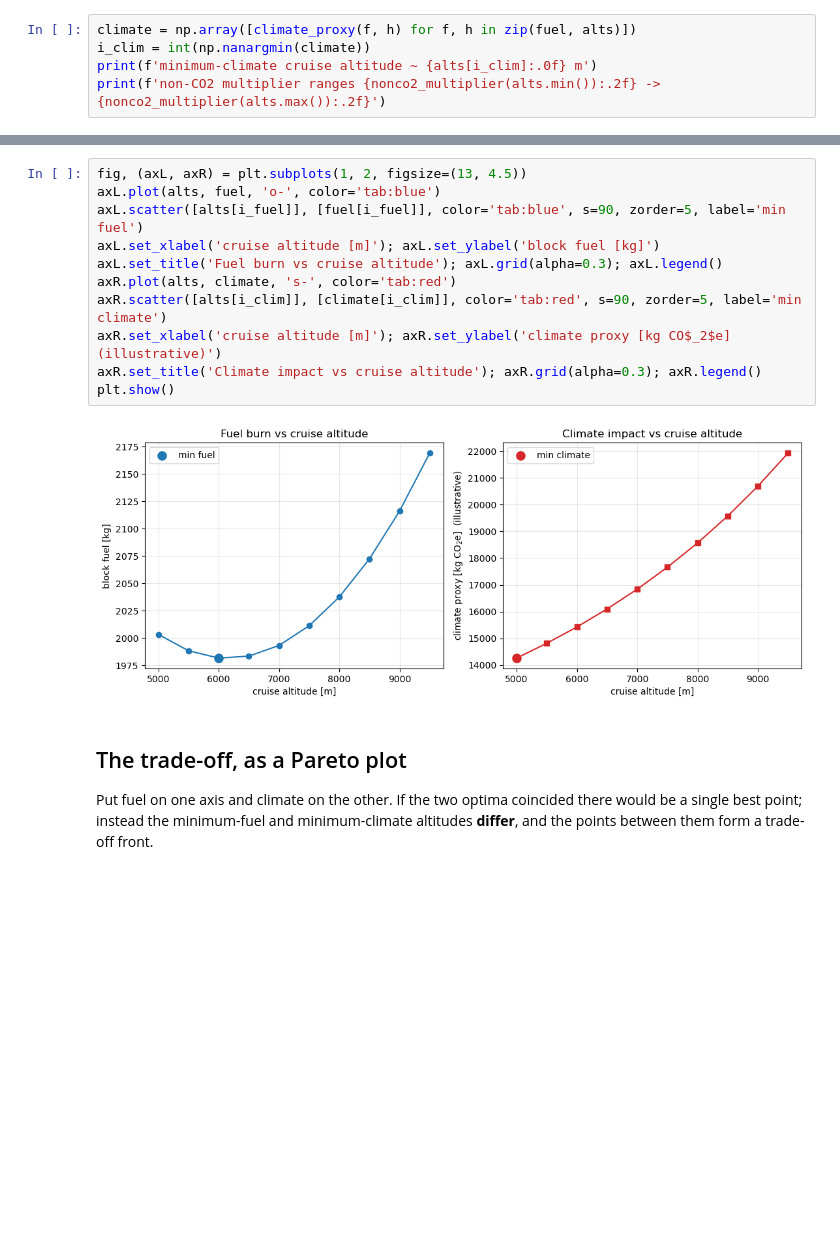
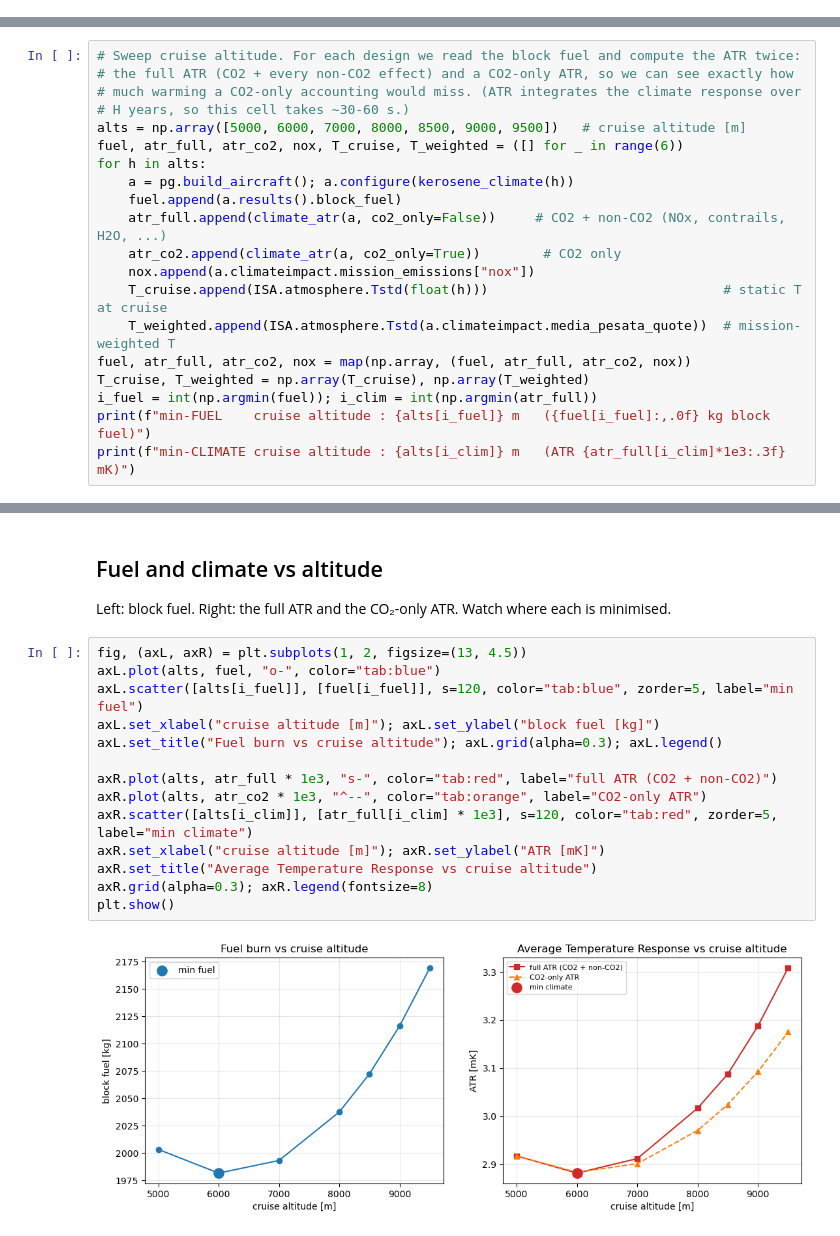
Before and after one commit to rmalpica/PhlyGreen, a Jupyter notebook: trunk/tutorials/06_climate_vs_fuel_tradeoff.ipynb, the cells around one changed output, grey strips where cells are left out. Drawn from its saved outputs; the diff is of its cells as text; blank space fills up the shorter version.

```diff
--- a/trunk/tutorials/06_climate_vs_fuel_tradeoff.ipynb
+++ b/trunk/tutorials/06_climate_vs_fuel_tradeoff.ipynb
@@ -48,5 +0,0 @@ The proxy combines CO₂ from the fuel with an **altitude-dependent non-CO₂ mu
-# %%
-climate = np.array([climate_proxy(f, h) for f, h in zip(fuel, alts)])
-i_clim = int(np.nanargmin(climate))
-print(f'minimum-climate cruise altitude ~ {alts[i_clim]:.0f} m')
-print(f'non-CO2 multiplier ranges {nonco2_multiplier(alts.min()):.2f} -> {nonco2_multiplier(alts.max()):.2f}')
@@ -55,0 +52,20 @@ non-CO2 multiplier ranges 1.25 -> 2.20
+# %%
+# Sweep cruise altitude. For each design we read the block fuel and compute the ATR twice:
+# the full ATR (CO2 + every non-CO2 effect) and a CO2-only ATR, so we can see exactly how
+# much warming a CO2-only accounting would miss. (ATR integrates the climate response over
+# H years, so this cell takes ~30-60 s.)
+alts = np.array([5000, 6000, 7000, 8000, 8500, 9000, 9500])   # cruise altitude [m]
+fuel, atr_full, atr_co2, nox, T_cruise, T_weighted = ([] for _ in range(6))
+for h in alts:
+    a = pg.build_aircraft(); a.configure(kerosene_climate(h))
+    fuel.append(a.results().block_fuel)
+    atr_full.append(climate_atr(a, co2_only=False))     # CO2 + non-CO2 (NOx, contrails, H2O, ...)
+    atr_co2.append(climate_atr(a, co2_only=True))        # CO2 only
+    nox.append(a.climateimpact.mission_emissions["nox"])
+    T_cruise.append(ISA.atmosphere.Tstd(float(h)))                              # static T at cruise
+    T_weighted.append(ISA.atmosphere.Tstd(a.climateimpact.media_pesata_quote))  # mission-weighted T
+fuel, atr_full, atr_co2, nox = map(np.array, (fuel, atr_full, atr_co2, nox))
+T_cruise, T_weighted = np.array(T_cruise), np.array(T_weighted)
+i_fuel = int(np.argmin(fuel)); i_clim = int(np.argmin(atr_full))
+print(f"min-FUEL    cruise altitude : {alts[i_fuel]} m   ({fuel[i_fuel]:,.0f} kg block fuel)")
+print(f"min-CLIMATE cruise altitude : {alts[i_clim]} m   (ATR {atr_full[i_clim]*1e3:.3f} mK)")
@@ -56,17 +75,20 @@ non-CO2 multiplier ranges 1.25 -> 2.20
+# %% [markdown]
+## Fuel and climate vs altitude
+
+Left: block fuel. Right: the full ATR and the CO₂-only ATR. Watch where each is minimised.
 # %%
 fig, (axL, axR) = plt.subplots(1, 2, figsize=(13, 4.5))
-axL.plot(alts, fuel, 'o-', color='tab:blue')
-axL.scatter([alts[i_fuel]], [fuel[i_fuel]], color='tab:blue', s=90, zorder=5, label='min fuel')
-axL.set_xlabel('cruise altitude [m]'); axL.set_ylabel('block fuel [kg]')
-axL.set_title('Fuel burn vs cruise altitude'); axL.grid(alpha=0.3); axL.legend()
-axR.plot(alts, climate, 's-', color='tab:red')
-axR.scatter([alts[i_clim]], [climate[i_clim]], color='tab:red', s=90, zorder=5, label='min climate')
-axR.set_xlabel('cruise altitude [m]'); axR.set_ylabel('climate proxy [kg CO$_2$e]  (illustrative)')
-axR.set_title('Climate impact vs cruise altitude'); axR.grid(alpha=0.3); axR.legend()
+axL.plot(alts, fuel, "o-", color="tab:blue")
+axL.scatter([alts[i_fuel]], [fuel[i_fuel]], s=120, color="tab:blue", zorder=5, label="min fuel")
+axL.set_xlabel("cruise altitude [m]"); axL.set_ylabel("block fuel [kg]")
+axL.set_title("Fuel burn vs cruise altitude"); axL.grid(alpha=0.3); axL.legend()
+
+axR.plot(alts, atr_full * 1e3, "s-", color="tab:red", label="full ATR (CO2 + non-CO2)")
+axR.plot(alts, atr_co2 * 1e3, "^--", color="tab:orange", label="CO2-only ATR")
+axR.scatter([alts[i_clim]], [atr_full[i_clim] * 1e3], s=120, color="tab:red", zorder=5, label="min climate")
+axR.set_xlabel("cruise altitude [m]"); axR.set_ylabel("ATR [mK]")
+axR.set_title("Average Temperature Response vs cruise altitude")
+axR.grid(alpha=0.3); axR.legend(fontsize=8)
 plt.show()
 # %% [output]
-[figure, old version]
+[figure, new version]
-# %% [markdown]
-## The trade-off, as a Pareto plot
-
-Put fuel on one axis and climate on the other. If the two optima coincided there would be a single best point; instead the minimum-fuel and minimum-climate altitudes **differ**, and the points between them form a trade-off front.
```
Also changed, not shown: parts of 27 cells of this notebook, 5 other files.
